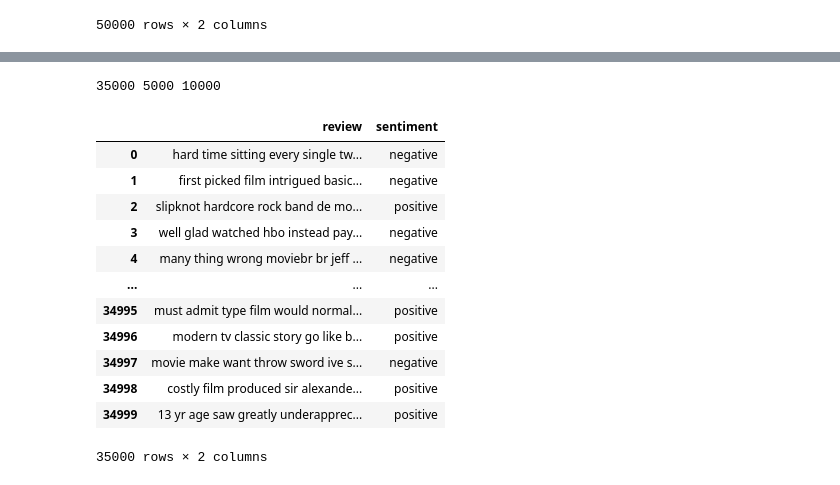
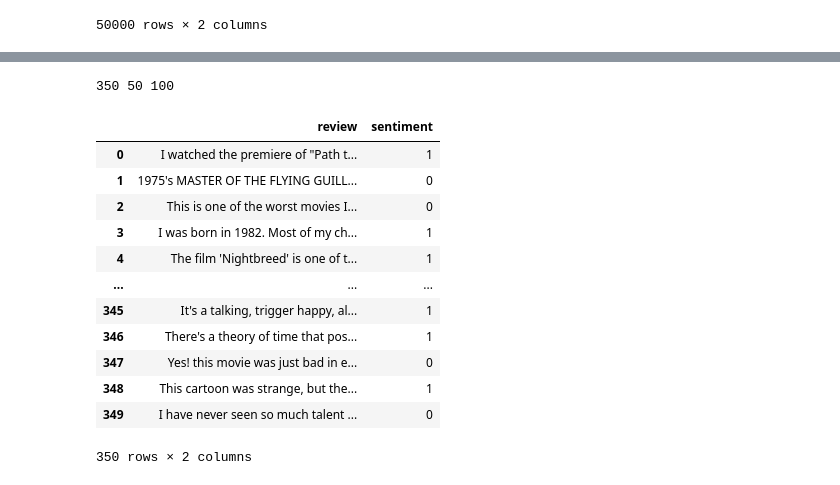
Before and after one commit to Ahmadsaidnouh/Term7-Artificial-Intelligence-Assignments, a Jupyter notebook: lab4/jupyter notebooks/Final_NLP_bert.ipynb, the cells around one changed output, grey strips where cells are left out. Drawn from its saved outputs; the diff is of its cells as text; code cells hidden in the pictures.

```diff
--- a/lab4/jupyter notebooks/Final_NLP_bert.ipynb
+++ b/lab4/jupyter notebooks/Final_NLP_bert.ipynb
@@ -138,8 +114,13 @@ print(len(df_train_negative), len(df_val_negative), len(df_test_negative))
 # %%
-df_train = pd.concat([df_train_positive, df_train_negative])
-df_val = pd.concat([df_val_positive, df_val_negative]).reset_index(drop=True)
-df_test = pd.concat([df_test_positive, df_test_negative]).reset_index(drop=True)
+#df_train = pd.concat([df_train_positive, df_train_negative])
+#df_val = pd.concat([df_val_positive, df_val_negative]).reset_index(drop=True)
+#df_test = pd.concat([df_test_positive, df_test_negative]).reset_index(drop=True)
 
+df_train = pd.read_csv(f"/mnt/nvme0n1p2/Study/Term7/AI/Term7-Artificial-Intelligence-Assignments/lab4/data/training.csv")
+df_val = pd.read_csv(f"/mnt/nvme0n1p2/Study/Term7/AI/Term7-Artificial-Intelligence-Assignments/lab4/data/validation.csv")
+df_test = pd.read_csv(f"/mnt/nvme0n1p2/Study/Term7/AI/Term7-Artificial-Intelligence-Assignments/lab4/data/testing.csv")
+
+print(df_train)
 print(len(df_train), len(df_val), len(df_test))
 df_train
 # %% [output]
@@ -160,26 +154,26 @@ df_train
 35000 rows × 2 columns
 # %%
-df_train = df_train.sample(frac=1).reset_index(drop=True)
-df_test = df_test.sample(frac=1).reset_index(drop=True)
-df_val = df_val.sample(frac=1).reset_index(drop=True)
+df_train = df_train.sample(frac=0.01).reset_index(drop=True)
+df_test = df_test.sample(frac=0.01).reset_index(drop=True)
+df_val = df_val.sample(frac=0.01).reset_index(drop=True)
 
 print(len(df_train), len(df_val), len(df_test))
 df_train
 # %% [output]
-35000 5000 10000
+350 50 100
 |  | review | sentiment |
-| 0 | hard time sitting every single tw... | negative |
-| 1 | first picked film intrigued basic... | negative |
-| 2 | slipknot hardcore rock band de mo... | positive |
-| 3 | well glad watched hbo instead pay... | negative |
-| 4 | many thing wrong moviebr br jeff ... | negative |
+| 0 | I watched the premiere of "Path t... | 1 |
+| 1 | 1975's MASTER OF THE FLYING GUILL... | 0 |
+| 2 | This is one of the worst movies I... | 0 |
+| 3 | I was born in 1982. Most of my ch... | 1 |
+| 4 | The film 'Nightbreed' is one of t... | 1 |
 | ... | ... | ... |
-| 34995 | must admit type film would normal... | positive |
-| 34996 | modern tv classic story go like b... | positive |
-| 34997 | movie make want throw sword ive s... | negative |
-| 34998 | costly film produced sir alexande... | positive |
-| 34999 | 13 yr age saw greatly underapprec... | positive |
+| 345 | It's a talking, trigger happy, al... | 1 |
+| 346 | There's a theory of time that pos... | 1 |
+| 347 | Yes! this movie was just bad in e... | 0 |
+| 348 | This cartoon was strange, but the... | 1 |
+| 349 | I have never seen so much talent ... | 0 |
-35000 rows × 2 columns
+350 rows × 2 columns
 # %%
 tokenizer = BertTokenizer.from_pretrained("bert-base-cased")
 labels = {
```
Also changed, not shown: parts of 18 cells of this notebook, 6 other files.
